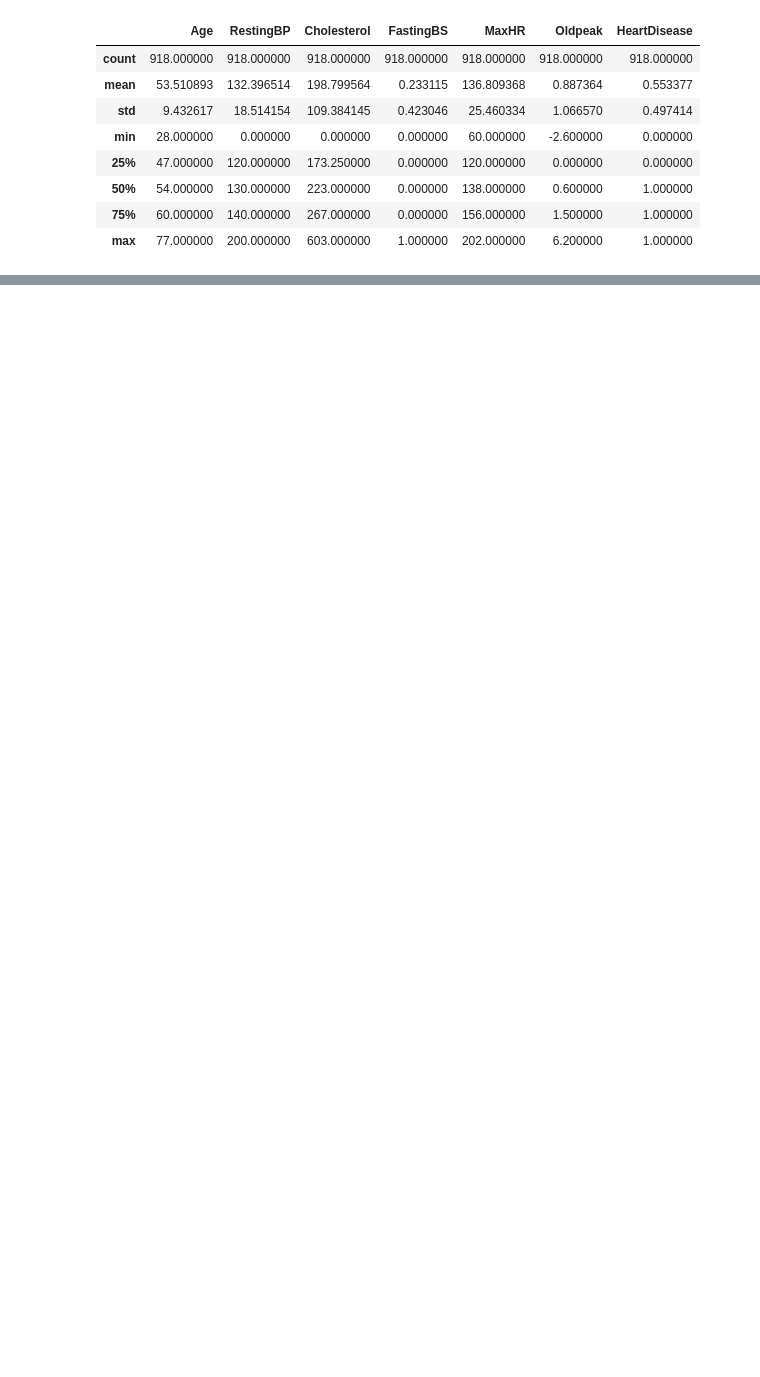
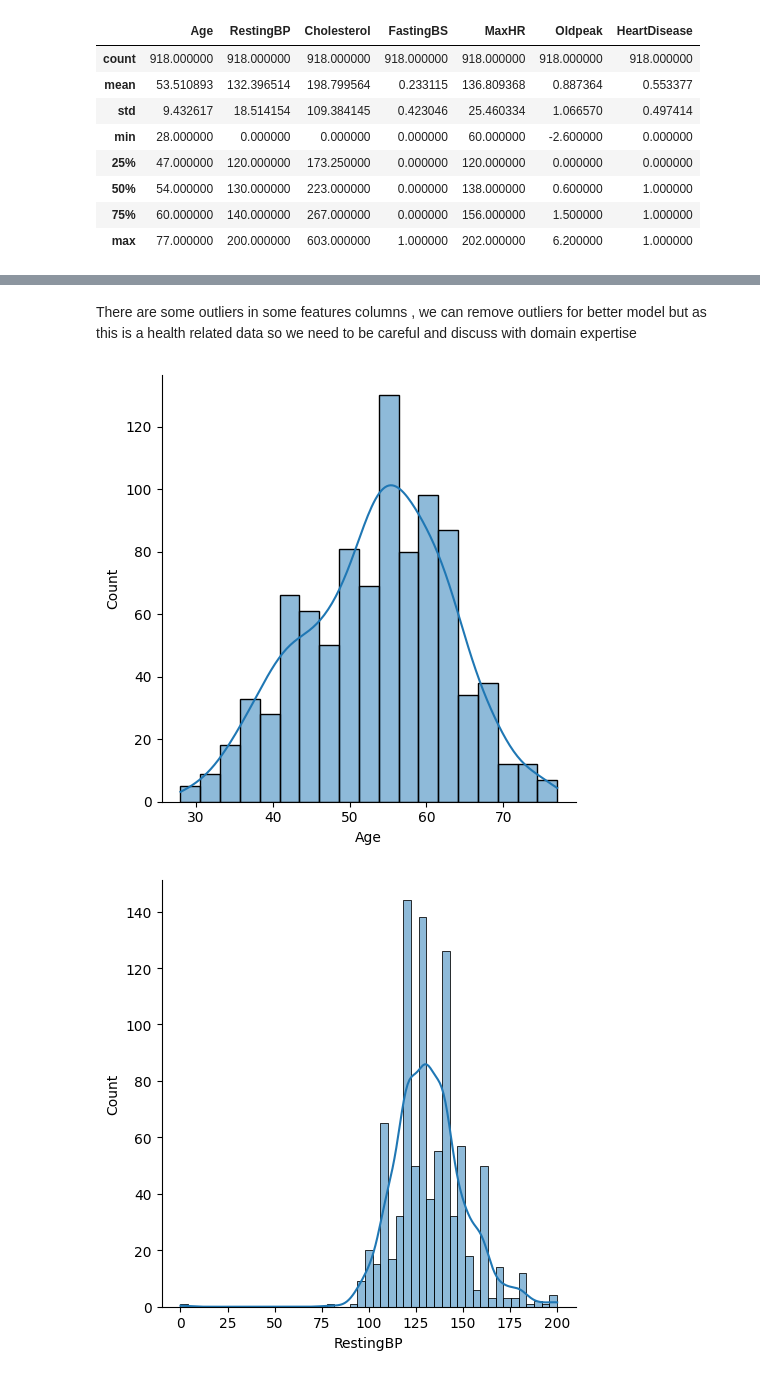
Before and after one commit to SAMANTA1401/Heart_disease_classification, a Jupyter notebook: notebook/EDA.ipynb, the cells around one changed output, grey strips where cells are left out. Saved outputs shown, nothing was run; the diff lists cells and outputs as text; code cells hidden in the pictures; blank space fills up the shorter version.

```diff
--- a/notebook/EDA.ipynb
+++ b/notebook/EDA.ipynb
@@ -83,0 +229,13 @@ df.describe()
+# %% [markdown]
+There are some outliers in some features columns , we can remove outliers for better model but as this is a health related data so we need to be careful and discuss with domain expertise
+# %%
+
+def displot(col):
+    sns.displot(df[col],kde=True)
+    plt.show()
+# %%
+for i in list(df.select_dtypes(exclude=['object']).columns):
+    displot(i)
+# %% [output]
+[figure, added]
+[figure, added]
```
Also changed, not shown: parts of 86 cells of this notebook, 5 other files.
